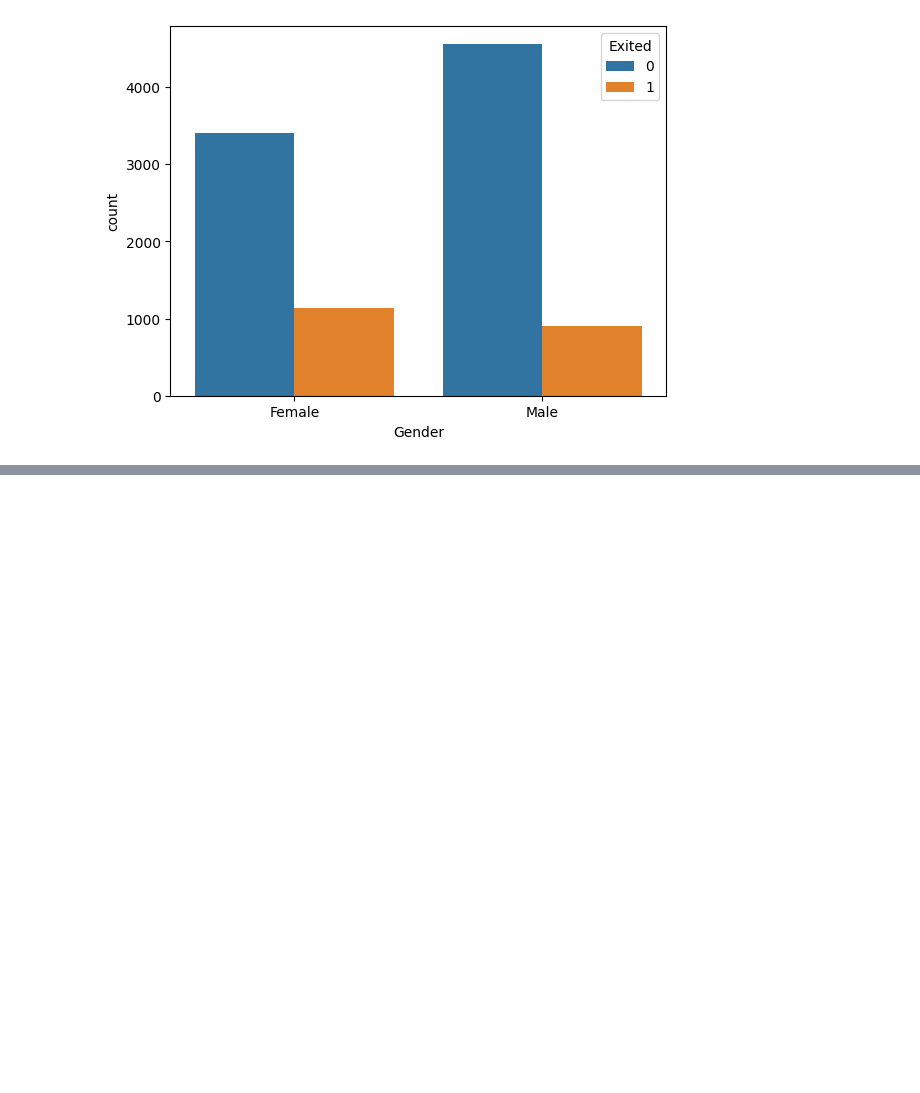
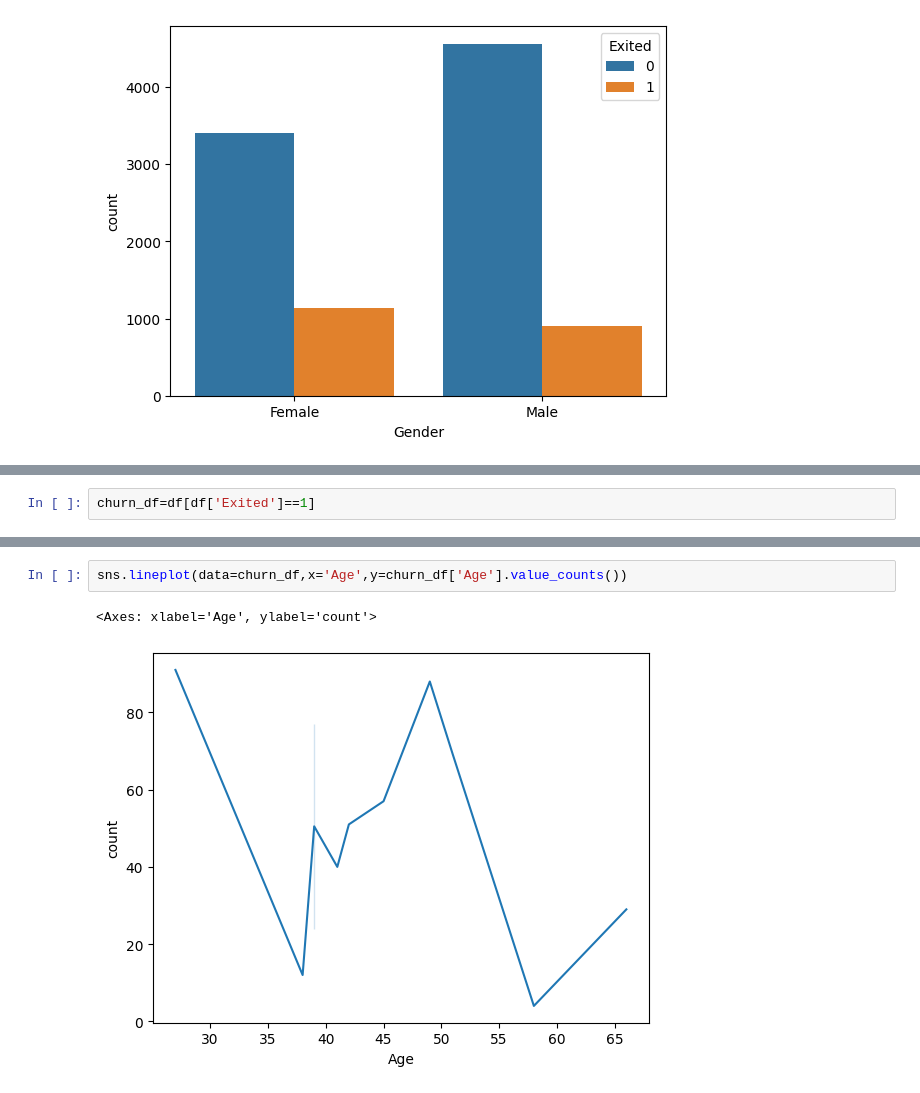
Before and after one commit to ilihas786/Python, a Jupyter notebook: Data Science/numrical_analysis.ipynb, the cells around one changed output, grey strips where cells are left out. Drawn from its saved outputs; the diff is of its cells as text; blank space fills up the shorter version.

```diff
--- a/Data Science/numrical_analysis.ipynb
+++ b/Data Science/numrical_analysis.ipynb
@@ -58,0 +148,2 @@ Gender
+# %%
+churn_df=df[df['Exited']==1]
@@ -58,0 +206,5 @@ Gender
+# %%
+sns.lineplot(data=churn_df,x='Age',y=churn_df['Age'].value_counts())
+# %% [output]
+<Axes: xlabel='Age', ylabel='count'>
+[figure, added]
```
Also changed, not shown: parts of 19 cells of this notebook.
